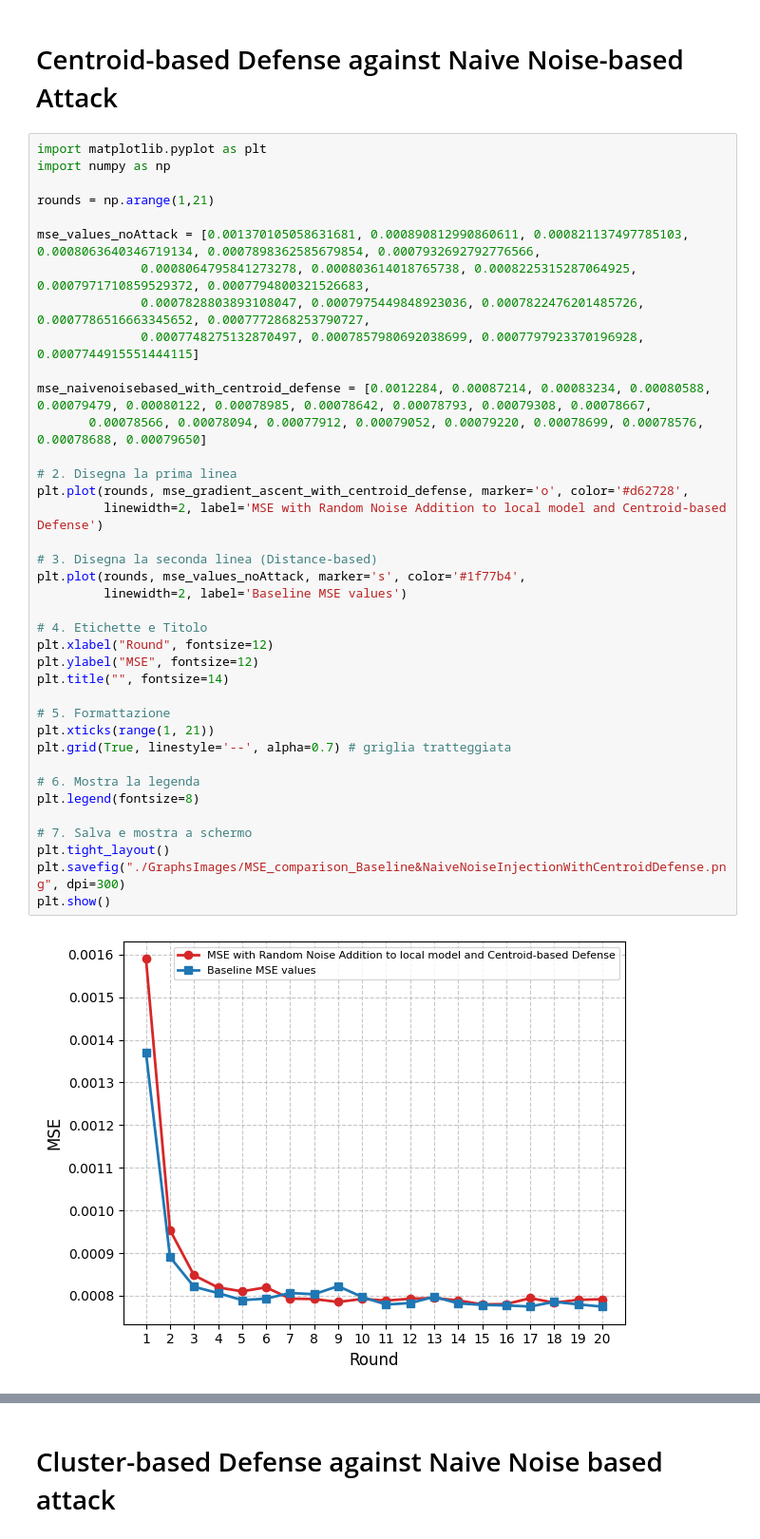
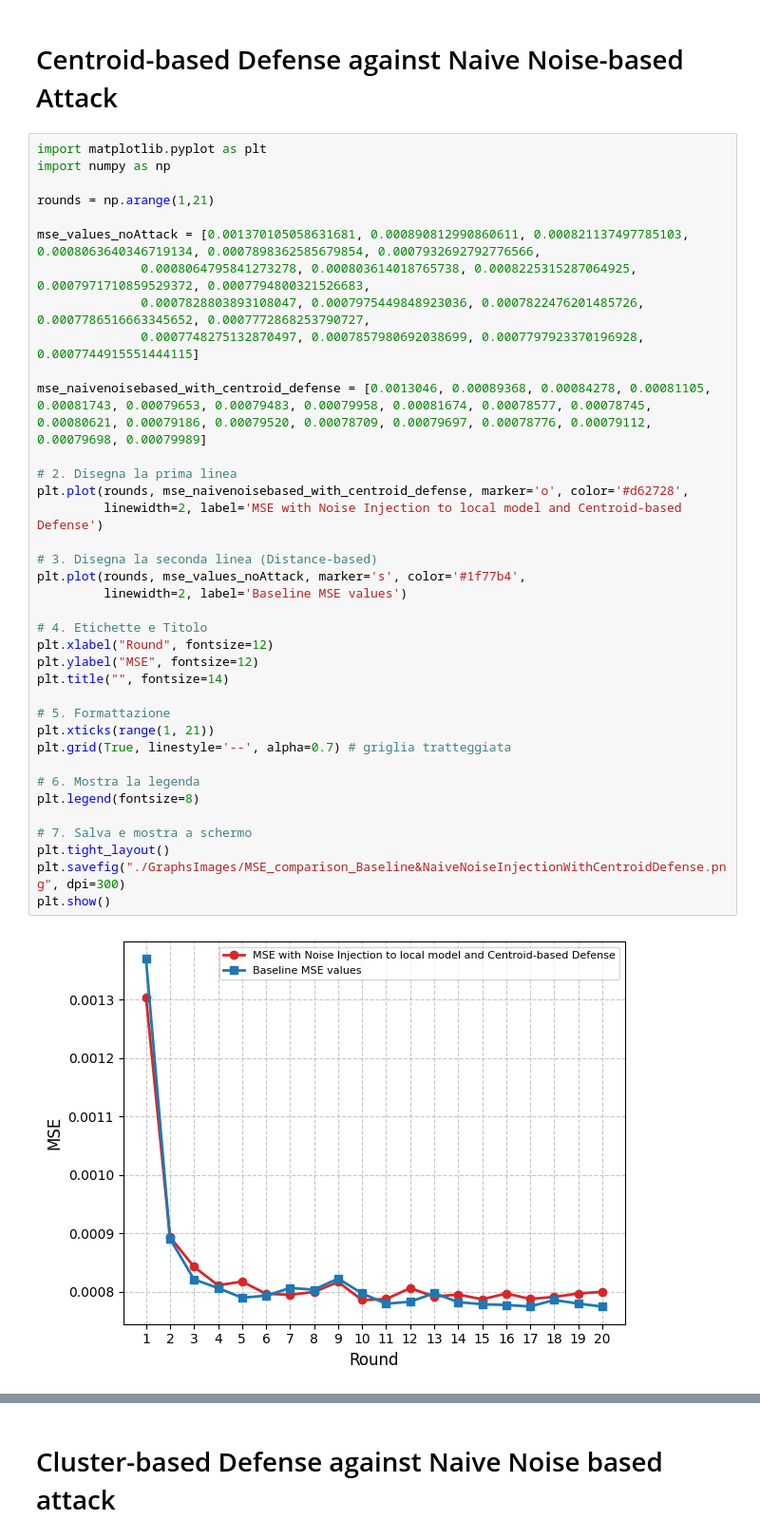
Before and after one commit to LombardiGiacomo/master-thesis-fl-poisoning-simulated-annealing, a Jupyter notebook: graphs.ipynb, the cells around one changed output, grey strips where cells are left out. Shown at 95% size. Drawn from its saved outputs; the diff is of its cells as text.

```diff
--- a/graphs.ipynb
+++ b/graphs.ipynb
@@ -458,35 +458,34 @@ rounds = np.arange(1,21)
 
 mse_values_noAttack = [0.001370105058631681, 0.000890812990860611, 0.000821137497785103, 0.0008063640346719134, 0.0007898362585679854, 0.0007932692792776566,
               0.0008064795841273278, 0.000803614018765738, 0.0008225315287064925, 0.0007971710859529372, 0.0007794800321526683,
               0.0007828803893108047, 0.0007975449848923036, 0.0007822476201485726, 0.0007786516663345652, 0.0007772868253790727,
               0.0007748275132870497, 0.0007857980692038699, 0.0007797923370196928, 0.0007744915551444115]
 
-mse_naivenoisebased_with_centroid_defense = [0.0012284, 0.00087214, 0.00083234, 0.00080588, 0.00079479, 0.00080122, 0.00078985, 0.00078642, 0.00078793, 0.00079308, 0.00078667,
-       0.00078566, 0.00078094, 0.00077912, 0.00079052, 0.00079220, 0.00078699, 0.00078576, 0.00078688, 0.00079650]
+mse_naivenoisebased_with_centroid_defense = [0.0013046, 0.00089368, 0.00084278, 0.00081105, 0.00081743, 0.00079653, 0.00079483, 0.00079958, 0.00081674, 0.00078577, 0.00078745, 0.00080621, 0.00079186, 0.00079520, 0.00078709, 0.00079697, 0.00078776, 0.00079112, 0.00079698, 0.00079989]
 
 # 2. Disegna la prima linea
-plt.plot(rounds, mse_gradient_ascent_with_centroid_defense, marker='o', color='#d62728',
-         linewidth=2, label='MSE with Random Noise Addition to local model and Centroid-based Defense')
+plt.plot(rounds, mse_naivenoisebased_with_centroid_defense, marker='o', color='#d62728',
+         linewidth=2, label='MSE with Noise Injection to local model and Centroid-based Defense')
 
 # 3. Disegna la seconda linea (Distance-based)
 plt.plot(rounds, mse_values_noAttack, marker='s', color='#1f77b4',
          linewidth=2, label='Baseline MSE values')
 
 # 4. Etichette e Titolo
 plt.xlabel("Round", fontsize=12)
 plt.ylabel("MSE", fontsize=12)
 plt.title("", fontsize=14)
 
 # 5. Formattazione
 plt.xticks(range(1, 21))
 plt.grid(True, linestyle='--', alpha=0.7) # griglia tratteggiata
 
 # 6. Mostra la legenda
 plt.legend(fontsize=8)
 
 # 7. Salva e mostra a schermo
 plt.tight_layout()
 plt.savefig("./GraphsImages/MSE_comparison_Baseline&NaiveNoiseInjectionWithCentroidDefense.png", dpi=300)
 plt.show()
 # %% [output]
-[figure, old version]
+[figure, new version]
```
Also changed, not shown: parts of 4 cells of this notebook, 7 other files.
